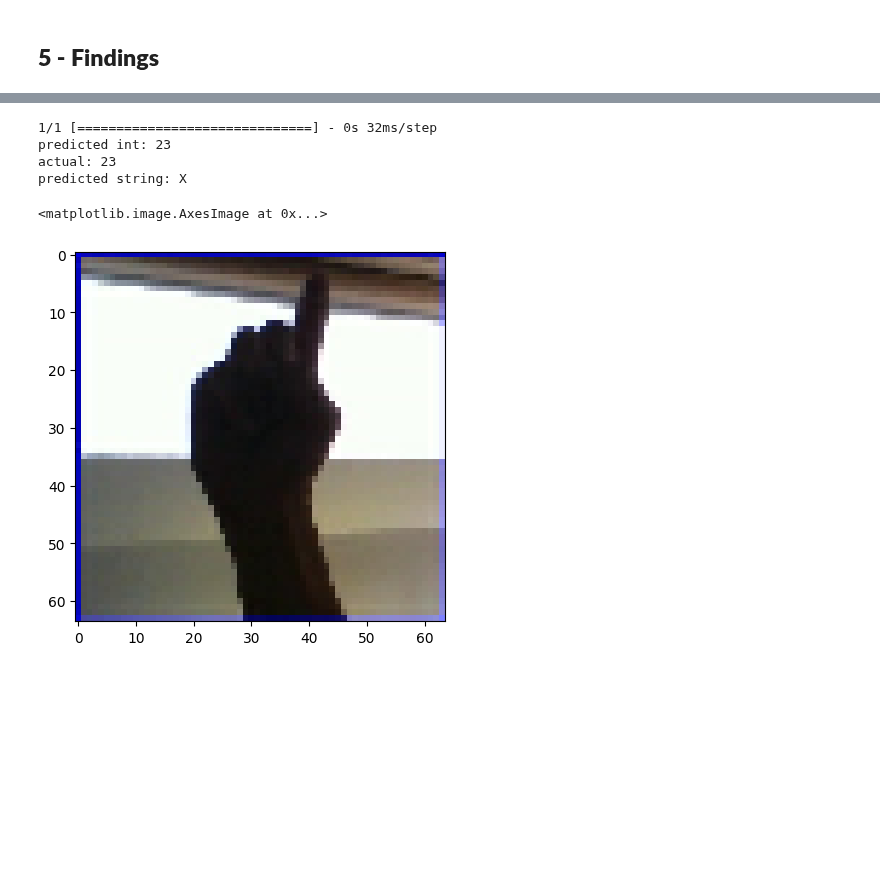
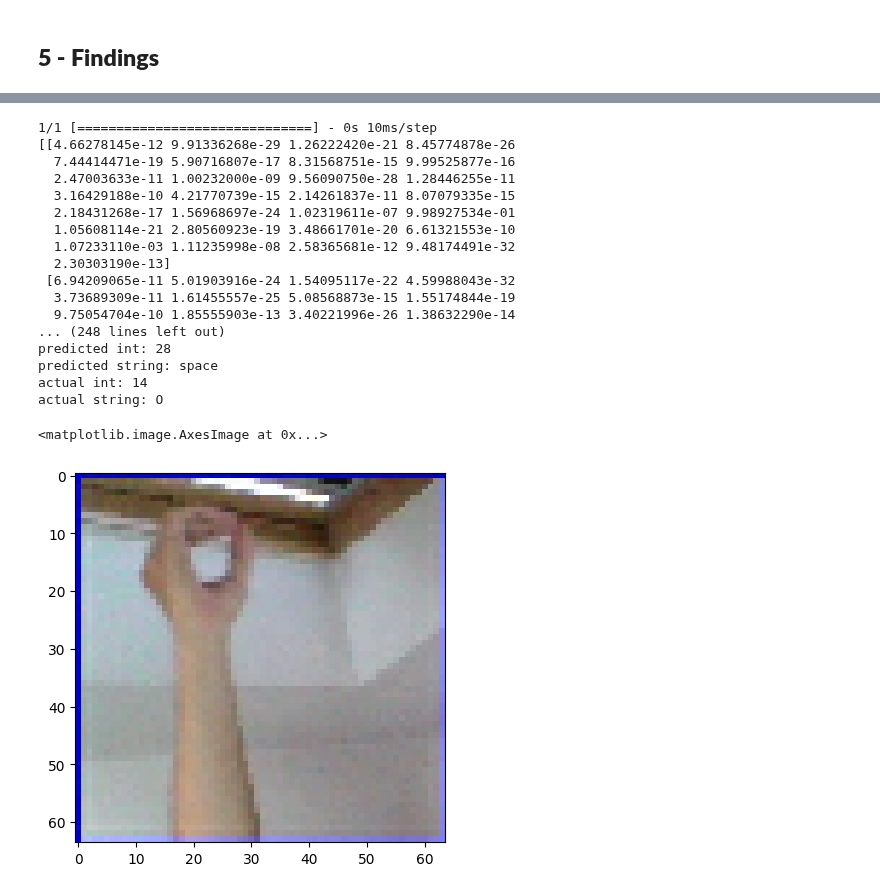
Before and after one commit to Joeshmoe03/ASL-classification, a Jupyter notebook: end_to_end.ipynb, the cells around one changed output, grey strips where cells are left out. Cells and saved outputs as stored; diff of their text form; code cells hidden in the pictures; blank space fills up the shorter version.

```diff
--- a/end_to_end.ipynb
+++ b/end_to_end.ipynb
@@ -385,13 +386,18 @@ Here we use a function under `util/directory.py` to initialize a directory named
 ## **5 - Findings**
 # %%
 import tensorflow as tf
+import model.simpleModel
+
+#print(model.simpleModel.ConvNet3())
 
 # Create an instance of your class-based model
-model = ConvNet3(num_classes=29, input_shape=(64, 64, 3))
+model = model.simpleModel.ConvNet3(num_classes=29, input_shape=(64, 64, 3))
 
 # Debugged building: https://stackoverflow.com/questions/59356410/tensorflow-2-0-build-function
 # for an explanation of why you need to call .build() before loading weights.
 model.build((None, 64, 64, 3))
 
 # Load the weights into the model
-model.load_weights('temp\convnet3_adam_categorical_crossentropy_lr0.001_mo9e-06_rs4264\convnet3.h5')
+model.load_weights('temp/convnet3_adam_categorical_crossentropy_lr0.001_mo9e-06_rs4264/convnet3.h5')
+
+model.summary()
@@ -469,26 +551,44 @@ import cv2
 images, labels = next(iter(test_dataset))
 # %%
 # get the index of the highest probabilities
-i = 19
+i = 2
+print(model.predict(images))
 predicted_classes = np.argmax(model.predict(images), axis=1)
+print(predicted_classes)
 
-print(f"predicted int: {predicted_classes[i]}")
-print(f"actual: {np.argmax(labels[i])}")
 
 # get the string labels
 predicted_labels = [label_map.get(label) for label in predicted_classes]
 
+
+print(f"predicted int: {predicted_classes[i]}")
 print(f"predicted string: {predicted_labels[i]}")
+
+print(f"actual int: {np.argmax(labels[i])}")
+print(f"actual string: {label_map.get(np.argmax(labels[i]))}")
 
 # plot the first image
 plt.imshow(images[i])
 # %% [output]
-1/1 [==============================] - 0s 32ms/step
-predicted int: 23
-actual: 23
-predicted string: X
+1/1 [==============================] - 0s 10ms/step
+[[4.66278145e-12 9.91336268e-29 1.26222420e-21 8.45774878e-26
+  7.44414471e-19 5.90716807e-17 8.31568751e-15 9.99525877e-16
+  2.47003633e-11 1.00232000e-09 9.56090750e-28 1.28446255e-11
+  3.16429188e-10 4.21770739e-15 2.14261837e-11 8.07079335e-15
+  2.18431268e-17 1.56968697e-24 1.02319611e-07 9.98927534e-01
+  1.05608114e-21 2.80560923e-19 3.48661701e-20 6.61321553e-10
+  1.07233110e-03 1.11235998e-08 2.58365681e-12 9.48174491e-32
+  2.30303190e-13]
+ [6.94209065e-11 5.01903916e-24 1.54095117e-22 4.59988043e-32
+  3.73689309e-11 1.61455557e-25 5.08568873e-15 1.55174844e-19
+  9.75054704e-10 1.85555903e-13 3.40221996e-26 1.38632290e-14
+... (248 lines left out)
+predicted int: 28
+predicted string: space
+actual int: 14
+actual string: O
 <matplotlib.image.AxesImage at 0x...>
-[figure, old version]
+[figure, new version]
 # %%
 letter = 'C'
 
```
Also changed, not shown: parts of 9 cells of this notebook, 5 other files.
